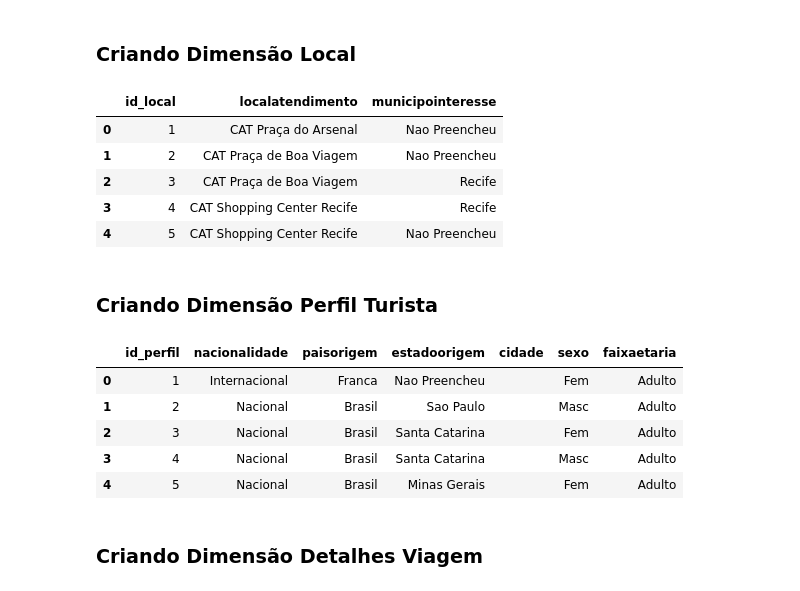
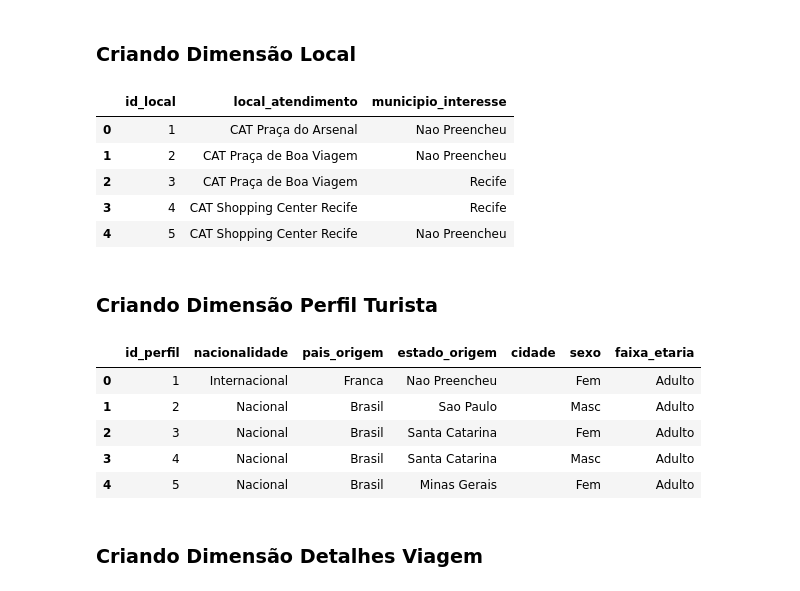
Before and after one commit to VladeMelo/projeto-bd, a Jupyter notebook: ELT.ipynb, the cells around one changed output. Saved outputs shown, nothing was run; the diff lists cells and outputs as text; code cells hidden in the pictures.

```diff
--- a/ELT.ipynb
+++ b/ELT.ipynb
@@ -91,22 +112,22 @@ cursor.execute("DROP TABLE IF EXISTS dim_local")
 cursor.execute("""
 CREATE TABLE dim_local (
     id_local INTEGER PRIMARY KEY AUTOINCREMENT,
-    localatendimento TEXT,
-    municipointeresse TEXT
+    local_atendimento TEXT,
+    municipio_interesse TEXT
 )
 """)
 
 cursor.execute("""
-INSERT INTO dim_local (localatendimento, municipointeresse)
+INSERT INTO dim_local (local_atendimento, municipio_interesse)
 SELECT DISTINCT
-    LTRIM(RTRIM(localatendimento)),
-    LTRIM(RTRIM(municipointeresse))
+    LTRIM(RTRIM(local_atendimento)),
+    LTRIM(RTRIM(municipio_interesse))
 FROM raw_atendimentos
 """)
 
 pd.read_sql("SELECT * FROM dim_local LIMIT 5", conn)
 # %% [output]
-|  | id_local | localatendimento | municipointeresse |
+|  | id_local | local_atendimento | municipio_interesse |
 | 0 | 1 | CAT Praça do Arsenal | Nao Preencheu |
 | 1 | 2 | CAT Praça de Boa Viagem | Nao Preencheu |
 | 2 | 3 | CAT Praça de Boa Viagem | Recife |
@@ -117,32 +138,32 @@ pd.read_sql("SELECT * FROM dim_local LIMIT 5", conn)
 # %%
 cursor.execute("DROP TABLE IF EXISTS dim_perfil_turista")
 cursor.execute("""
 CREATE TABLE dim_perfil_turista (
     id_perfil INTEGER PRIMARY KEY AUTOINCREMENT,
     nacionalidade TEXT,
-    paisorigem TEXT,
-    estadoorigem TEXT,
+    pais_origem TEXT,
+    estado_origem TEXT,
     cidade TEXT,
     sexo TEXT,
-    faixaetaria TEXT
+    faixa_etaria TEXT
 )
 """)
 
 cursor.execute("""
-INSERT INTO dim_perfil_turista (nacionalidade, paisorigem, estadoorigem, cidade, sexo, faixaetaria)
+INSERT INTO dim_perfil_turista (nacionalidade, pais_origem, estado_origem, cidade, sexo, faixa_etaria)
 SELECT DISTINCT
     LTRIM(RTRIM(nacionalidade)),
-    LTRIM(RTRIM(paisorigem)),
-    LTRIM(RTRIM(estadoorigem)),
+    LTRIM(RTRIM(pais_origem)),
+    LTRIM(RTRIM(estado_origem)),
     LTRIM(RTRIM(cidade)),
     LTRIM(RTRIM(sexo)),
-    LTRIM(RTRIM(faixaetaria))
+    LTRIM(RTRIM(faixa_etaria))
 FROM raw_atendimentos
 """)
 
 pd.read_sql("SELECT * FROM dim_perfil_turista LIMIT 5", conn)
 # %% [output]
-|  | id_perfil | nacionalidade | paisorigem | estadoorigem | cidade | sexo | faixaetaria |
+|  | id_perfil | nacionalidade | pais_origem | estado_origem | cidade | sexo | faixa_etaria |
 | 0 | 1 | Internacional | Franca | Nao Preencheu |  | Fem | Adulto |
 | 1 | 2 | Nacional | Brasil | Sao Paulo |  | Masc | Adulto |
 | 2 | 3 | Nacional | Brasil | Santa Catarina |  | Fem | Adulto |
```
Also changed, not shown: parts of 5 cells of this notebook, 1 other file.
